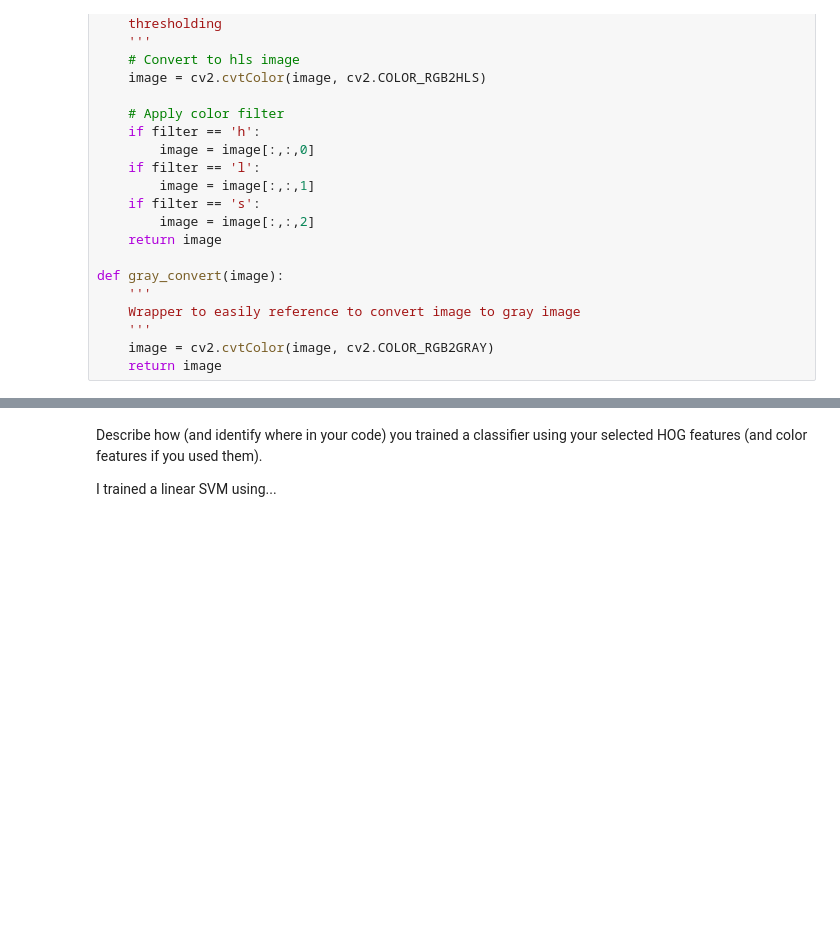
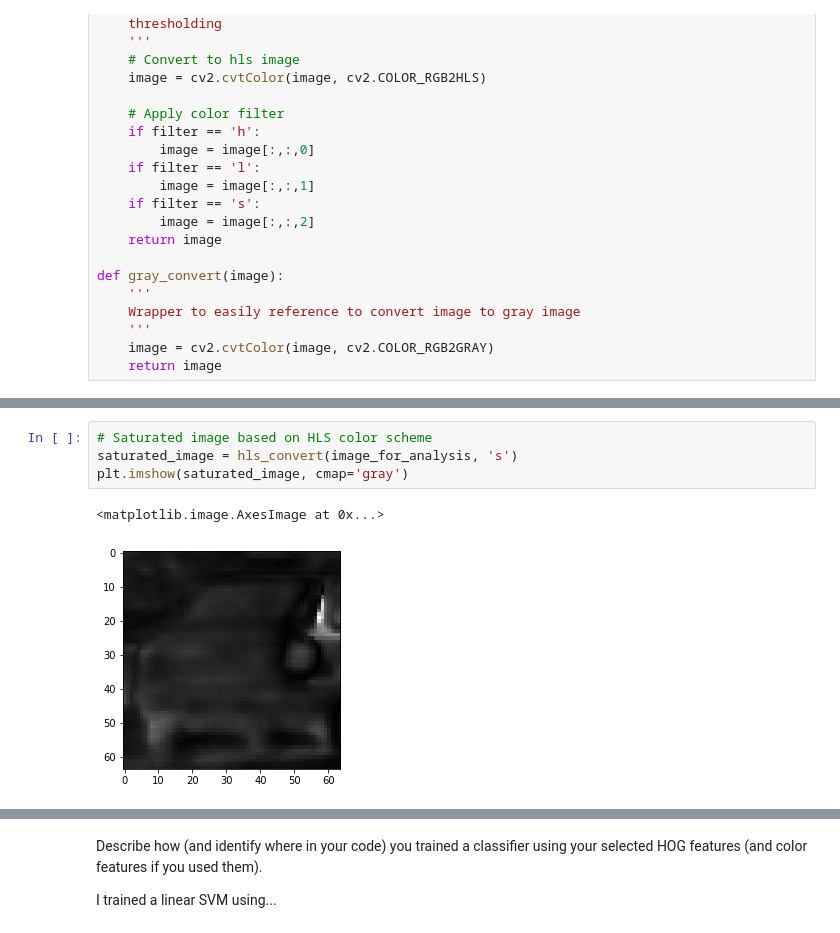
Before and after one commit to hairizuanbinnoorazman/CarND-Vehicle-Detection, a Jupyter notebook: Vehicle Detection.ipynb, the cells around one changed output, grey strips where cells are left out. Saved outputs shown, nothing was run; the diff lists cells and outputs as text; blank space fills up the shorter version.

```diff
--- a/Vehicle Detection.ipynb
+++ b/Vehicle Detection.ipynb
@@ -111,0 +123,7 @@ def gray_convert(image):
+# %%
+# Saturated image based on HLS color scheme
+saturated_image = hls_convert(image_for_analysis, 's')
+plt.imshow(saturated_image, cmap='gray')
+# %% [output]
+<matplotlib.image.AxesImage at 0x...>
+[figure, added]
```
Also changed, not shown: parts of 6 cells of this notebook.
